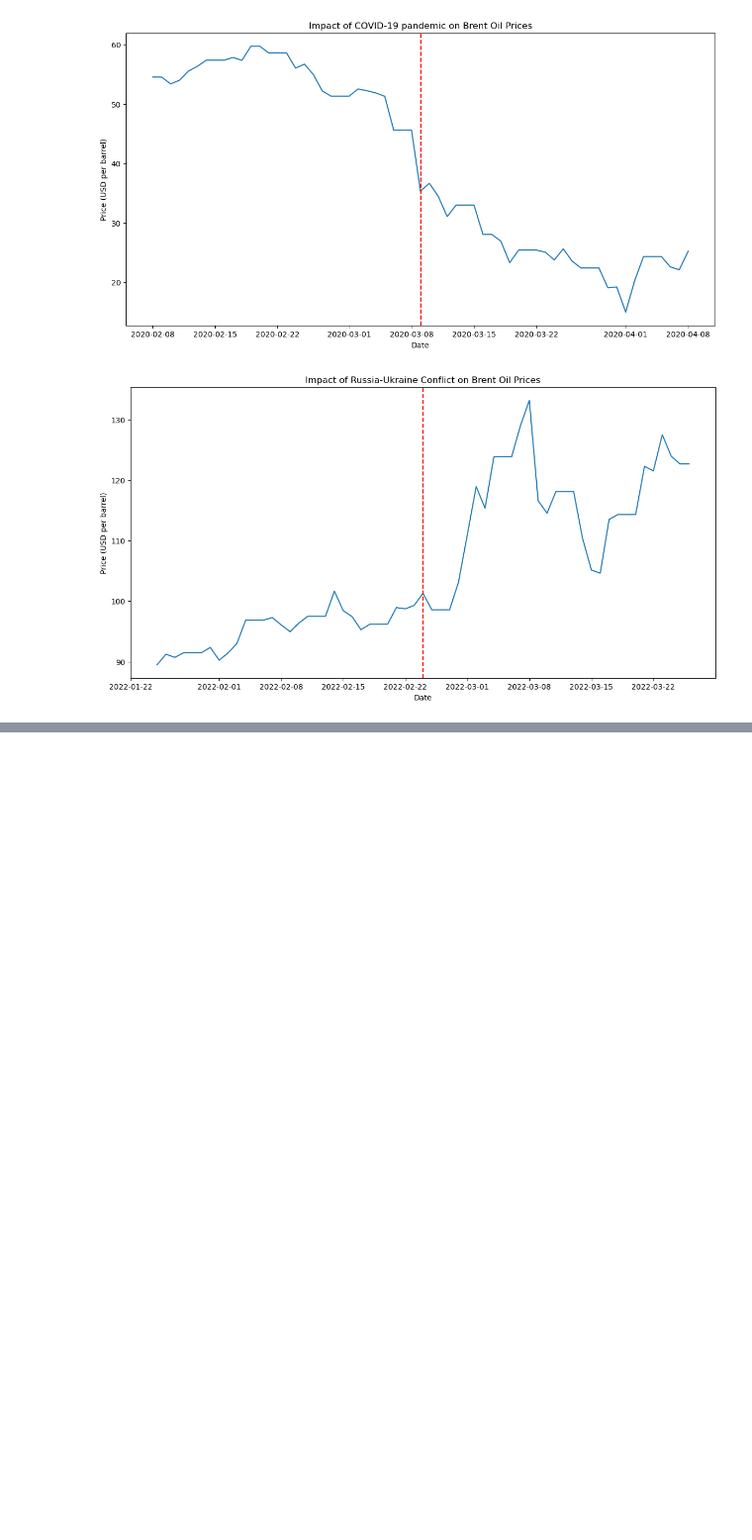
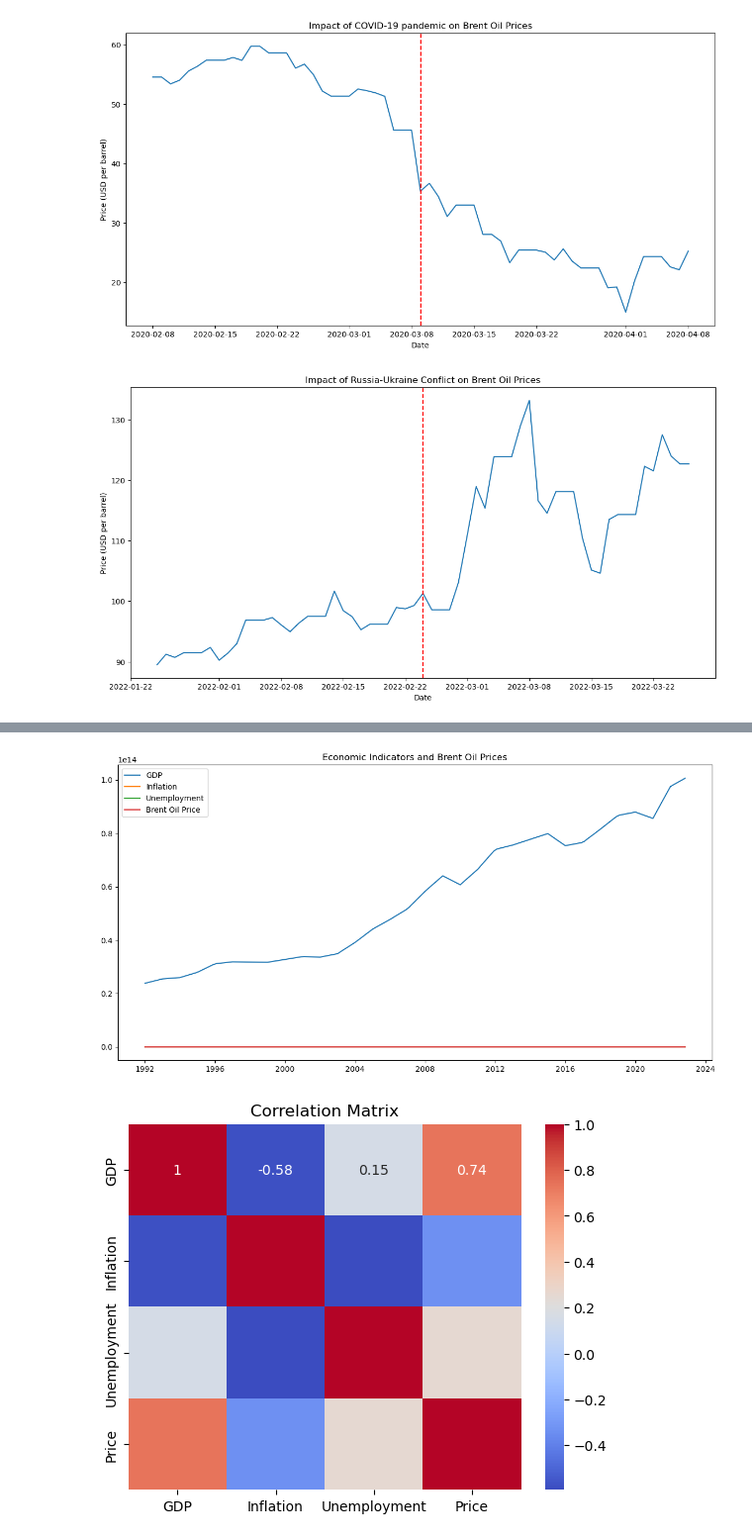
Before and after one commit to haftomlegese/Birhan_energy, a Jupyter notebook: notebooks/birhan_data_analysis.ipynb, the cells around one changed output, grey strips where cells are left out. Shown at 99% size. Cells and saved outputs as stored; diff of their text form; code cells hidden in the pictures; blank space fills up the shorter version.

```diff
--- a/notebooks/birhan_data_analysis.ipynb
+++ b/notebooks/birhan_data_analysis.ipynb
@@ -179,0 +192,16 @@ except Exception as e:
+# %%
+warnings.filterwarnings("ignore")
+
+# Load economic data
+economic_data = pd.read_csv('../data/world_economic_data.csv')
+economic_data['date'] = pd.to_datetime(economic_data['date'])
+
+# Load Brent oil prices data
+brent_oil_data = pd.read_csv('../data/BrentOilPrices.csv')
+brent_oil_data['date'] = pd.to_datetime(brent_oil_data['Date'])
+# %%
+# Merge datasets on date
+data = pd.merge(economic_data, brent_oil_data, on='date')
+
+data = data.apply(pd.to_numeric, errors='coerce')
+data.drop(columns=['Date'], inplace=True)
@@ -179,0 +217,24 @@ except Exception as e:
+# %%
+# Data Preprocessing
+data.set_index('date', inplace=True)
+data.fillna(method='ffill', inplace=True)  # Forward fill missing values
+# %%
+# Step 3: Exploratory Data Analysis (EDA)
+plt.figure(figsize=(14, 7))
+plt.plot(data['GDP'], label='GDP')
+plt.plot(data['Inflation'], label='Inflation')
+plt.plot(data['Unemployment'], label='Unemployment')
+plt.plot(data['Price'], label='Brent Oil Price')
+plt.title('Economic Indicators and Brent Oil Prices')
+plt.legend()
+plt.show()
+
+# Correlation matrix
+numeric_data = data.drop(columns=['Date'])  # Drop the date column
+corr_matrix = numeric_data.corr()
+sns.heatmap(corr_matrix, annot=True, cmap='coolwarm')
+plt.title('Correlation Matrix')
+plt.show()
+# %% [output]
+[figure, added]
+[figure, added]
```
Also changed, not shown: parts of 9 cells of this notebook, 1 other file.
